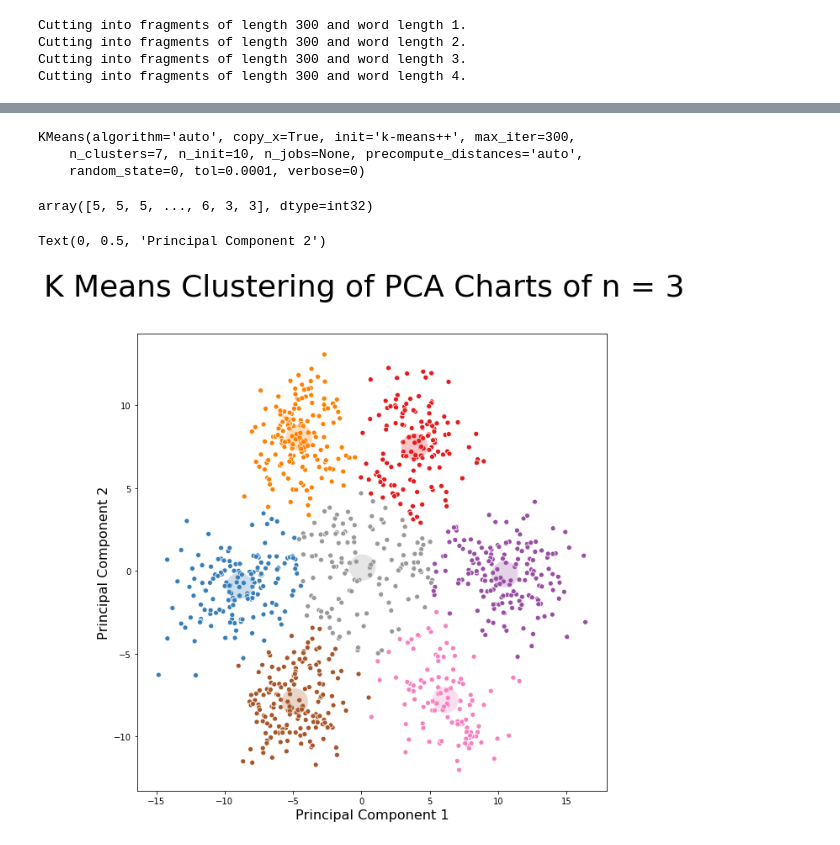
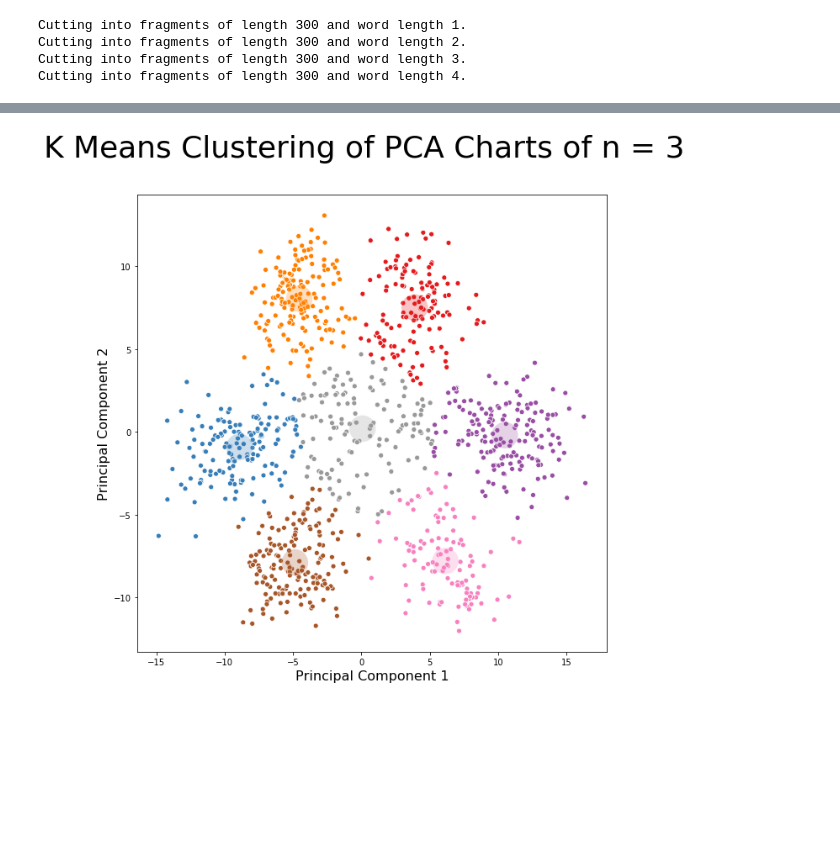
Before and after one commit to mdhwang/Genetic-Code-PCA-Kmeans-Clustering, a Jupyter notebook: TEST.ipynb, the cells around one changed output, grey strips where cells are left out. Drawn from its saved outputs; the diff is of its cells as text; code cells hidden in the pictures; blank space fills up the shorter version.

```diff
--- a/TEST.ipynb
+++ b/TEST.ipynb
@@ -62,10 +61,0 @@ kmeans = KMeans(n_clusters=7, random_state=0).fit(X)
-# %%
-kmeans
-# %% [output]
-KMeans(algorithm='auto', copy_x=True, init='k-means++', max_iter=300,
-    n_clusters=7, n_init=10, n_jobs=None, precompute_distances='auto',
-    random_state=0, tol=0.0001, verbose=0)
-# %%
-kmeans.labels_
-# %% [output]
-array([5, 5, 5, ..., 6, 3, 3], dtype=int32)
@@ -89,12 +62,4 @@ label_color = [LABEL_COLOR_MAP[l] for l in c]
-# %%
-fig = plt.figure(figsize=(10,10))
-fig.suptitle("K Means Clustering of PCA Charts of n = 3",fontsize = 36,)
-fig.subplots_adjust(hspace=0.4, wspace=0.4)
-plot = sns.scatterplot(x, y, hue=kmeans.predict(X),palette="Set1")
-plot = sns.scatterplot(cen[:,0],cen[:,1],hue=cen_c,palette="Set1",s=1000,alpha=.25)
-plot.legend_.remove()
-plt.xlabel('Principal Component 1',fontsize=16)
-plt.ylabel('Principal Component 2',fontsize=16)
-# %% [output]
-Text(0, 0.5, 'Principal Component 2')
-[figure, removed]
+# %%
+Kmeans(pca_data[3])
+# %% [output]
+[figure, added]
```
Also changed, not shown: parts of 9 cells of this notebook, 10 other files.
